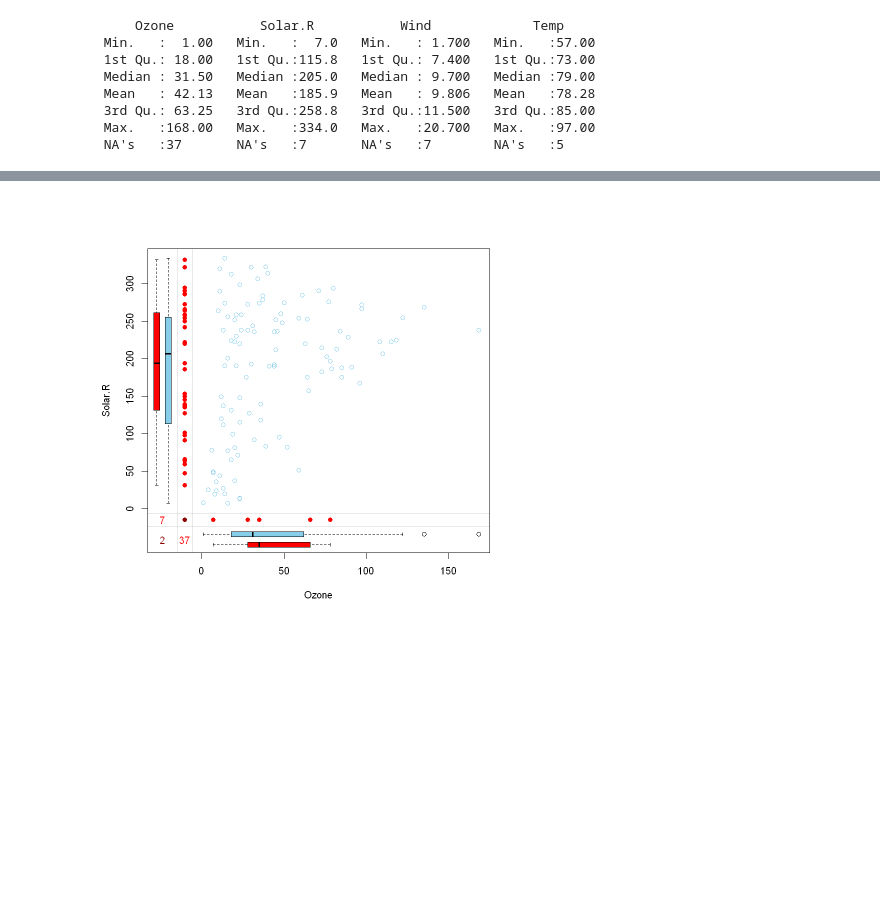
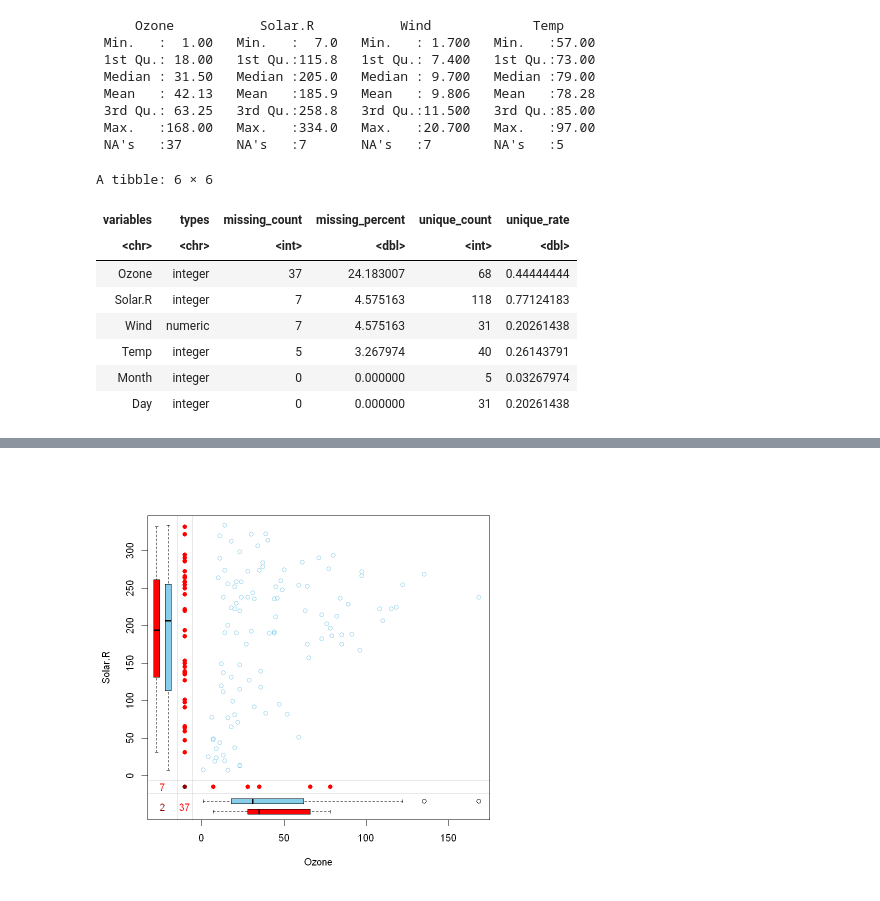
Before and after one commit to gabejg/DST-Assessment-02, a Jupyter notebook: Gabriel Grant/testing MICE.ipynb, the cells around one changed output, grey strips where cells are left out. Cells and saved outputs as stored; diff of their text form; code cells hidden in the pictures; blank space fills up the shorter version.

```diff
--- a/Gabriel Grant/testing MICE.ipynb
+++ b/Gabriel Grant/testing MICE.ipynb
@@ -72,6 +61,18 @@ summary(data)
  3rd Qu.: 63.25   3rd Qu.:258.8   3rd Qu.:11.500   3rd Qu.:85.00
  Max.   :168.00   Max.   :334.0   Max.   :20.700   Max.   :97.00
  NA's   :37       NA's   :7       NA's   :7        NA's   :5
+# %%
+diagnose(data)
+# %% [output]
+A tibble: 6 × 6
+| variables | types | missing_count | missing_percent | unique_count | unique_rate |
+| <chr> | <chr> | <int> | <dbl> | <int> | <dbl> |
+| Ozone | integer | 37 | 24.183007 | 68 | 0.44444444 |
+| Solar.R | integer | 7 | 4.575163 | 118 | 0.77124183 |
+| Wind | numeric | 7 | 4.575163 | 31 | 0.20261438 |
+| Temp | integer | 5 | 3.267974 | 40 | 0.26143791 |
+| Month | integer | 0 | 0.000000 | 5 | 0.03267974 |
+| Day | integer | 0 | 0.000000 | 31 | 0.20261438 |
 # %%
 pMiss <- function(x){sum(is.na(x))/length(x)*100}
 as.data.frame(apply(data,2,pMiss))
```
Also changed, not shown: parts of 10 cells of this notebook, 1 other file.
